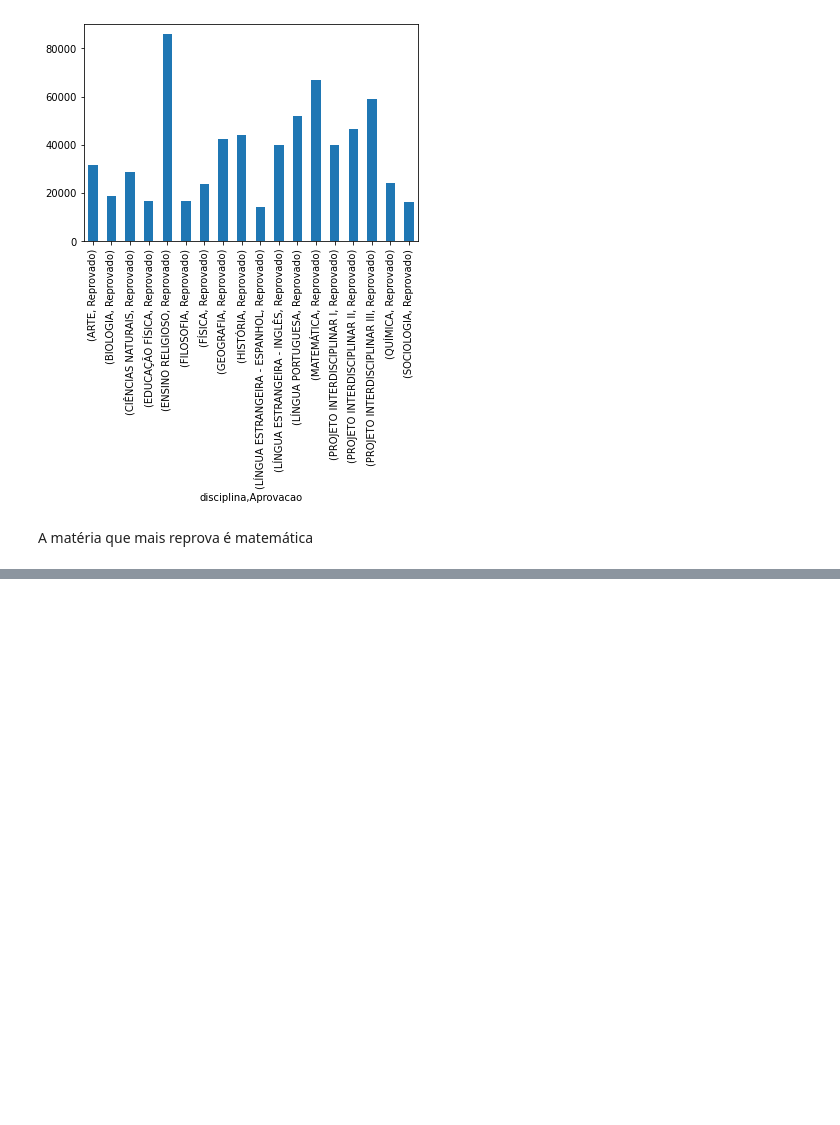
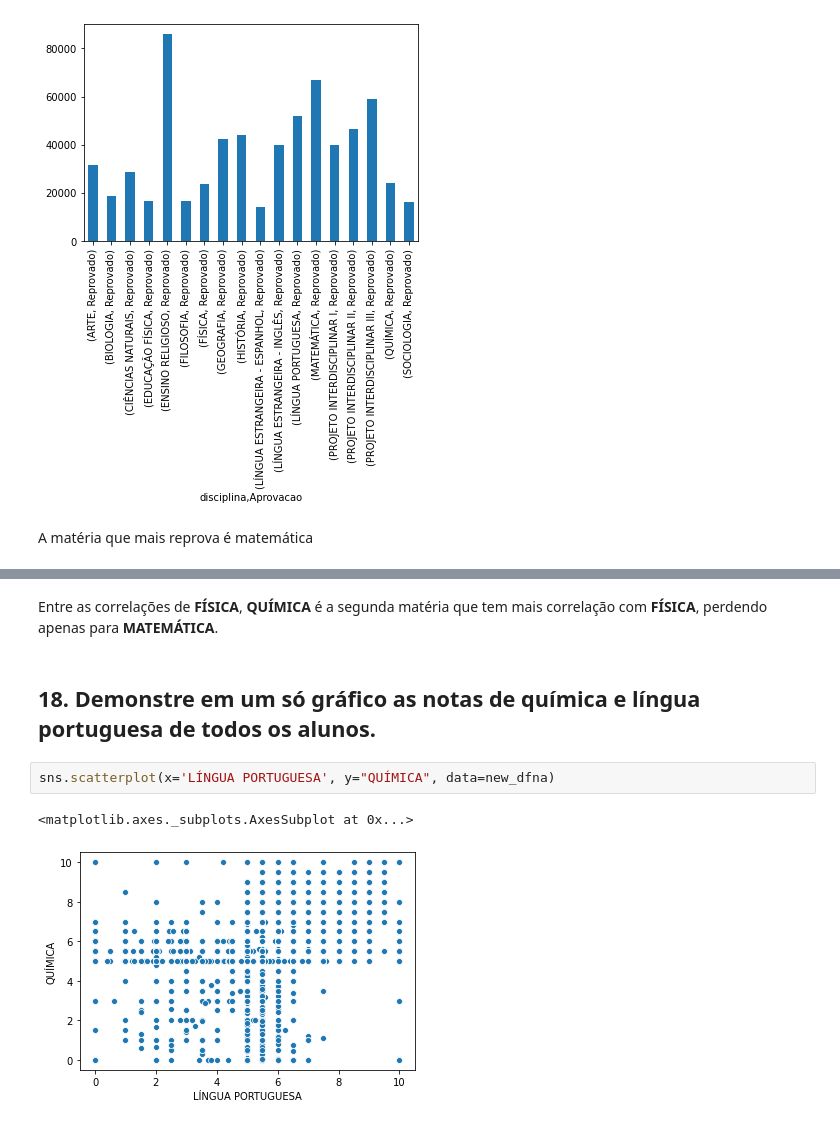
Before and after one commit to gizattos/Trabalho-Dados-Abertos-Desempenho-Escolar, a Jupyter notebook: trabalho01_Giovanni_Riccardi_Lourenzatto.ipynb, the cells around one changed output, grey strips where cells are left out. Drawn from its saved outputs; the diff is of its cells as text; blank space fills up the shorter version.

```diff
--- a/trabalho01_Giovanni_Riccardi_Lourenzatto.ipynb
+++ b/trabalho01_Giovanni_Riccardi_Lourenzatto.ipynb
@@ -370,0 +547,9 @@ A matéria que mais reprova é matemática
+# %% [markdown]
+Entre as correlações de **FÍSICA**, **QUÍMICA** é a segunda matéria que tem mais correlação com **FÍSICA**, perdendo apenas para **MATEMÁTICA**.
+# %% [markdown]
+<h2>18. Demonstre em um só gráfico as notas de química e língua portuguesa de todos os alunos.</h2>
+# %%
+sns.scatterplot(x='LÍNGUA PORTUGUESA', y="QUÍMICA", data=new_dfna)
+# %% [output]
+<matplotlib.axes._subplots.AxesSubplot at 0x...>
+[figure, added]
```
Also changed, not shown: parts of 28 cells of this notebook.
